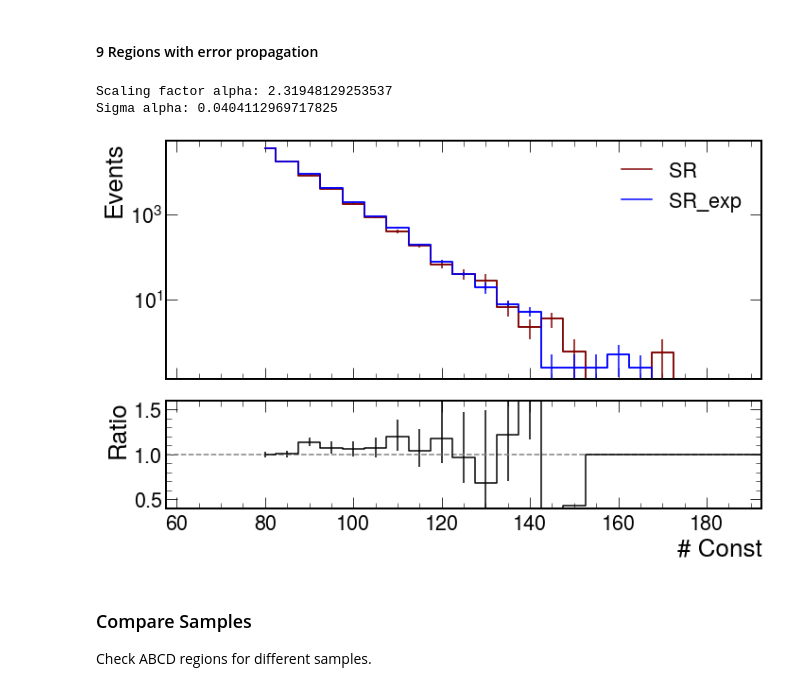
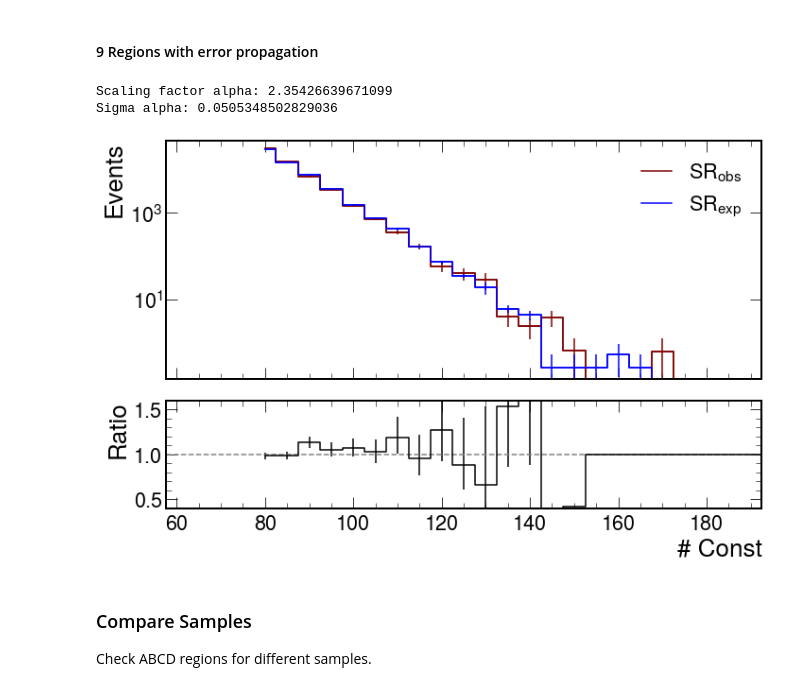
Before and after one commit to SUEPPhysics/SUEPCoffea_dask, a Jupyter notebook: plotting/plot.ipynb, the cells around one changed output. Saved outputs shown, nothing was run; the diff lists cells and outputs as text; code cells hidden in the pictures.

```diff
--- a/plotting/plot.ipynb
+++ b/plotting/plot.ipynb
@@ -25,8 +25,8 @@ matplotlib.rcParams['figure.facecolor'] = 'white'
 `infile_names`: _array of str_: full paths of .pkl files.<br>
 # %%
 # parameters
-input_label = 'deltaR2'
-output_label = '/home/submit/lavezzo/public_html/SUEP/analysis/deltaR2/'
+input_label = 'nconst_S1'
+output_label = '/home/submit/lavezzo/public_html/SUEP/analysis/nconst_S1/'
 file_ext = '.png'
 
 # input .pkl files
@@ -177,9 +189,10 @@ Parameters:<br>
 `plot_labels`: _list of str_, which plots to show.<br>
 `samples`: _list of str_, which samples to include in the plot.
 # %%
-plot_labels = ['SUEP_nconst_CL', 'SUEP_S1_CL', 'SUEP_nconst_CO', 'SUEP_S1_CO']
-#samples = ['QCD_HT']
-samples = ['SUEP-m125-generic', 'SUEP-m400-generic', 'SUEP-m750-generic', 'SUEP-m1000-generic']
+plot_labels = ['ISR_contamination_IRM', 'ISR_contamination_CL',
+                'FNR_IRM', 'FNR_CL']
+# samples = ['QCD_HT']
+samples = ['SUEP-m125-generic', 'SUEP-m125-generic-htcut', 'SUEP-m400-generic', 'SUEP-m750-generic', 'SUEP-m1000-generic']
 
 for plot_label in plot_labels:
     for sample in samples:
@@ -269,7 +281,7 @@ KeyError: 'QCD_HT'
 # %% [markdown]
 ### SUEP vs. ISR Comparison
 # %%
-plot_label = 'SUEP_pt_mean_scaled'
+plot_label = 'ngood_tracker_ak4jets'
 
 # QCD hist for ABCD region
 h1 = plots['QCD_HT'][plot_label+"_CL"][::2j]
@@ -296,6 +308,6 @@ Make ratio plots of all regions combined into one histogram.<br>
 # %%
 x = 'ABCDEFGH'
 y = 'ADGBEHCF'
-plot_label = 'SUEP_S1_CL'
+plot_label = 'ngood_ak4jets_CL'
 _ = plot_ratio_regions(plots, 'A_'+plot_label, 'QCD_HT', 'data', x)
 # %% [output]
@@ -882,37 +895,37 @@ accs = [A.sum(), B.sum(), C.sum(),
        G.sum(), H.sum()]
 
 # calculate scaling factor by substituting values of the histograms' sums for the sympy symbols
 alpha = exp
 for var, acc in zip(variables, accs):
     alpha = alpha.subs(var, acc.value)
 
 # calculate the error on the scaling factor
 sigma = 0
 for var, acc in zip(variables, accs):
     der = diff(exp, var)
     var = acc.variance
     sigma += der**2 * var
 for var, acc in zip(variables, accs):
     sigma = sigma.subs(var, acc.value)
 sigma = sqrt(sigma)
 
 print("Scaling factor alpha:", alpha)
 print("Sigma alpha:", sigma)
 
 # define SR_exp and propagate the error on the scaling factor to the bin variances
 SR_exp = F.copy()
 new_var = SR_exp.values()**2 * float(sigma)**2 + float(alpha)**2 * SR_exp.variances()
 SR_exp.view().variance = new_var
 SR_exp.view().value = SR_exp.view().value * float(alpha)
 
 # use the custom plot_ratio
 # the hist implementation used elsewhere in the notebook doesn't use the
 # errors in the hists' bins to calculate the errors in the ratio plot
-fig, axs, _ = plot_ratio(SR_exp, SR, "# Const", "SR", "SR_exp")
+fig, axs, _ = plot_ratio(SR_exp, SR, "# Const", "$SR_{obs}$", "$SR_{exp}$")
 # %% [output]
-Scaling factor alpha: 2.31948129253537
-Sigma alpha: 0.0404112969717825
+Scaling factor alpha: 2.35426639671099
+Sigma alpha: 0.0505348502829036
-[figure, old version]
+[figure, new version]
 # %% [markdown]
 ### Compare Samples
 Check ABCD regions for different samples.
```
Also changed, not shown: parts of 5 cells of this notebook, 2 other files.
